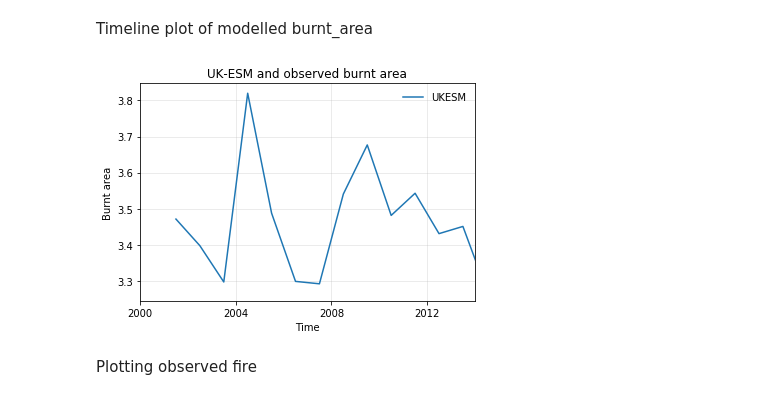
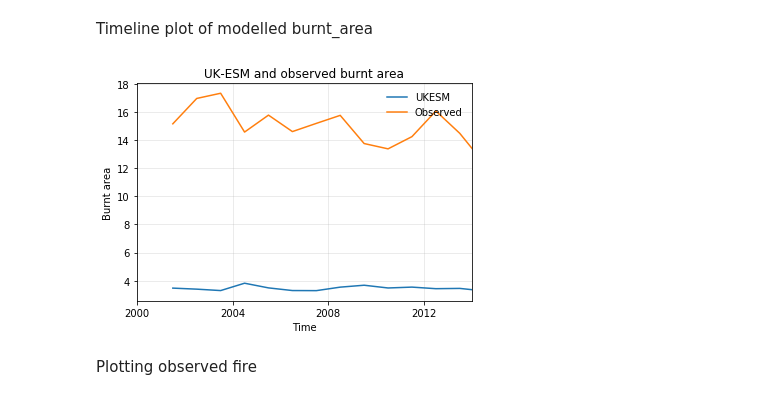
Before and after one commit to douglask3/UKESM-ConFire, a Jupyter notebook: notebooks/plot_burnt_area.ipynb, the cells around one changed output. Cells and saved outputs as stored; diff of their text form; code cells hidden in the pictures.

Commit message:
Observed fire should now plot correctly (from 2000-2014) if the UKESM extracted data is present

```diff
--- a/notebooks/plot_burnt_area.ipynb
+++ b/notebooks/plot_burnt_area.ipynb
@@ -41,7 +41,7 @@ cubes = iris.load_cube(dir + file, 'burnt_area')
 # Observed (plus template)
 dir_obs = '../outputs/'
 file_obs = 'fire2000-2014_masked_test2.nc'
-template = '../data/UKESM/retrieved_codes/2000-2014/cropland2001-2014.nc'
+template = '../data/UKESM/retrieved_codes/2000-2014/cropland2000-2014.nc'
 
 cubes_obs = iris.load_cube(dir_obs + file_obs)
 cubes_temp = iris.load_cube(template)
@@ -82,20 +82,20 @@ obs_yr = cubes_t.aggregated_by(['year'],iris.analysis.MEAN)
 # %%
 t_start = cftime.Datetime360Day(2000, 1, 1)
 t_fin = cftime.Datetime360Day(2014, 1, 1)
 xtick = [cftime.Datetime360Day(n, 1, 1) for n in range(2000, 2015, 2)]
 
 qplt.plot(model_yr, label = 'UKESM')
 qplt.plot(obs_yr, label = 'Observed')
 plt.xlim(t_start, t_fin)
 plt.grid(alpha = 0.3)
-plt.legend(frameon = False)
+plt.legend(frameon = False, loc=1)
 plt.title("UK-ESM and observed burnt area")
 plt.ylabel("Burnt area")
 # plt.xticks(xtick)
 
 qplt.show()
 # %% [output]
-[figure, old version]
+[figure, new version]
 # %% [markdown]
 Plotting observed fire
 # %%
```
